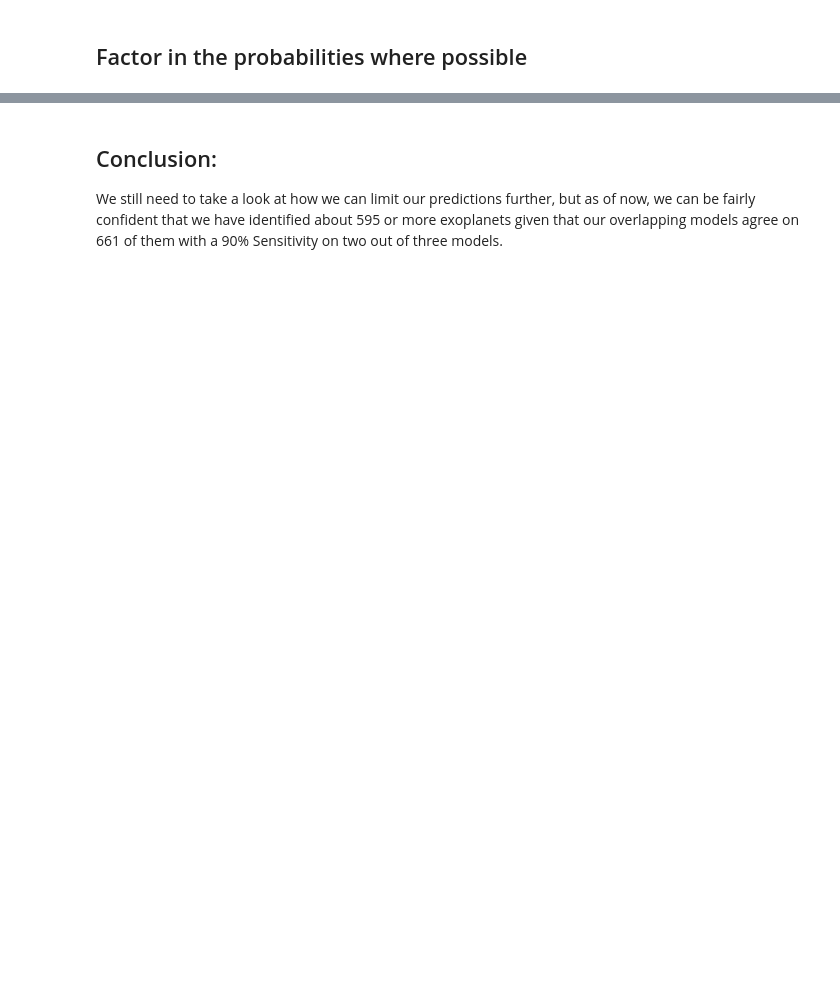
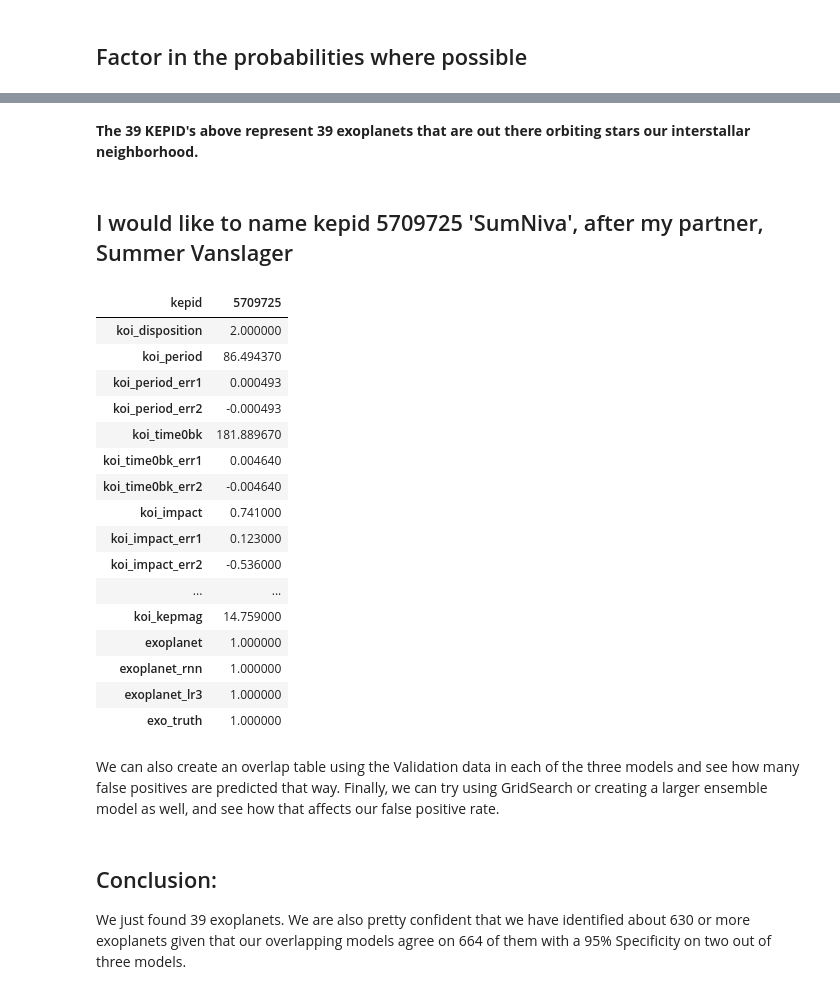
Before and after one commit to MattPat1981/exoplanet_alpha_models, a Jupyter notebook: code/exoplanet_identification.ipynb, the cells around one changed output, grey strips where cells are left out. Saved outputs shown, nothing was run; the diff lists cells and outputs as text; code cells hidden in the pictures; blank space fills up the shorter version.

```diff
--- a/code/exoplanet_identification.ipynb
+++ b/code/exoplanet_identification.ipynb
@@ -809,4 +993,32 @@ We can also create an overlap table using the Validation data in each of the thr
+# %% [markdown]
+**The 39 KEPID's above represent 39 exoplanets that are out there orbiting stars our interstallar neighborhood.**
+# %% [markdown]
+## I would like to name kepid 5709725 'SumNiva', after my partner, Summer Vanslager
+# %%
+# Show the details about SumNiva as they are available in the Candidates table
+candidates[candidates.index==5709725].head().T
+# %% [output]
+| kepid | 5709725 |
+| koi_disposition | 2.000000 |
+| koi_period | 86.494370 |
+| koi_period_err1 | 0.000493 |
+| koi_period_err2 | -0.000493 |
+| koi_time0bk | 181.889670 |
+| koi_time0bk_err1 | 0.004640 |
+| koi_time0bk_err2 | -0.004640 |
+| koi_impact | 0.741000 |
+| koi_impact_err1 | 0.123000 |
+| koi_impact_err2 | -0.536000 |
+| ... | ... |
+| koi_kepmag | 14.759000 |
+| exoplanet | 1.000000 |
+| exoplanet_rnn | 1.000000 |
+| exoplanet_lr3 | 1.000000 |
+| exo_truth | 1.000000 |
+# %% [markdown]
+
+We can also create an overlap table using the Validation data in each of the three models and see how many false positives are predicted that way. Finally, we can try using GridSearch or creating a larger ensemble model as well, and see how that affects our false positive rate.
 # %% [markdown]
 ## Conclusion:
 
-We still need to take a look at how we can limit our predictions further, but as of now, we can be fairly confident that we have identified about 595 or more exoplanets given that our overlapping models agree on 661 of them with a 90% Sensitivity on two out of three models.
+We just found 39 exoplanets. We are also pretty confident that we have identified about 630 or more exoplanets given that our overlapping models agree on 664 of them with a 95% Specificity on two out of three models.
```
Also changed, not shown: parts of 37 cells of this notebook, 6 other files.
